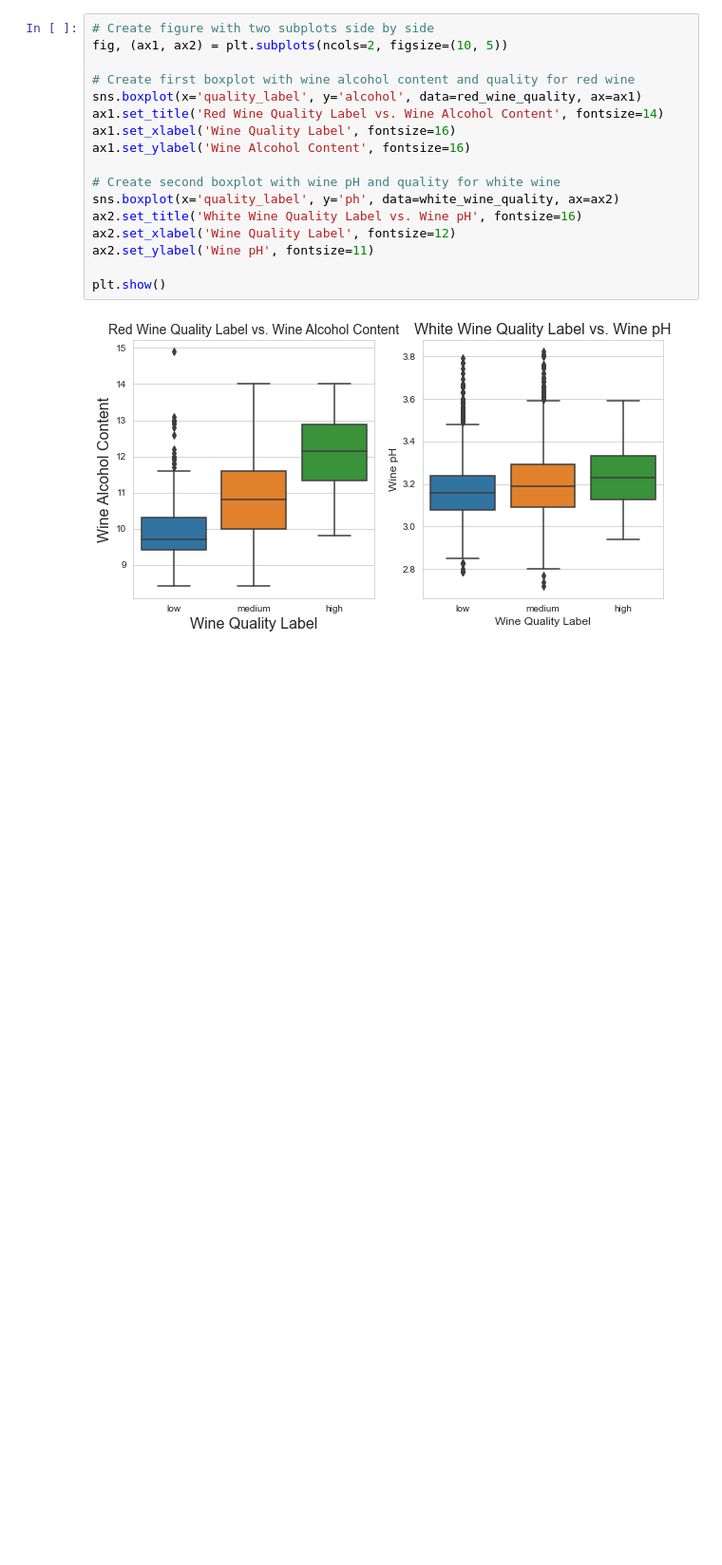
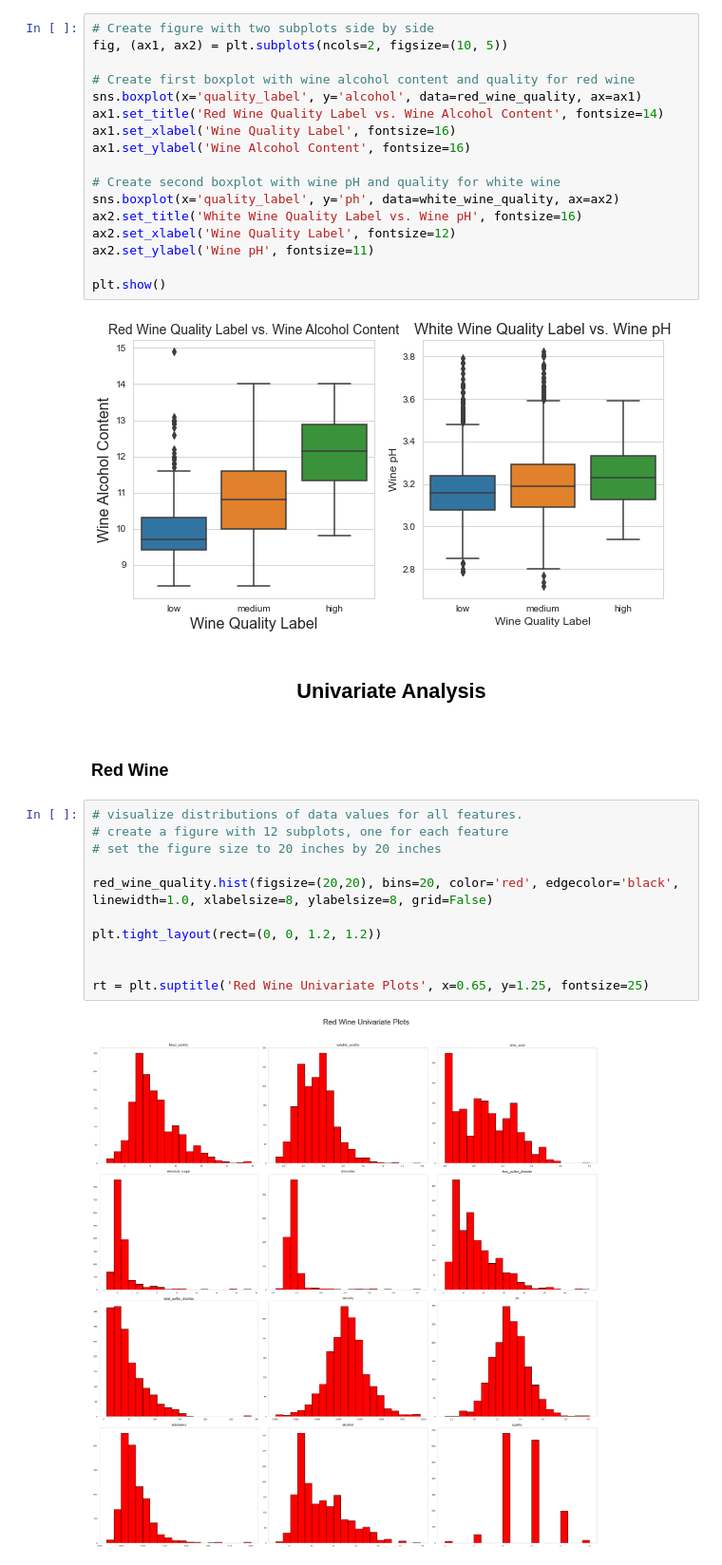
Before and after one commit to MaxLopezSalgado/wine_quality, a Jupyter notebook: wine_quality.ipynb, the cells around one changed output. Shown at 95% size. Drawn from its saved outputs; the diff is of its cells as text; blank space fills up the shorter version.

```diff
--- a/wine_quality.ipynb
+++ b/wine_quality.ipynb
@@ -453,3 +453,20 @@ ax2.set_ylabel('Wine pH', fontsize=11)
 plt.show()
 # %% [output]
 [figure]
+# %% [markdown]
+<center><h2>Univariate Analysis</center></h2>
+# %% [markdown]
+<h3>Red Wine</h3>
+# %%
+# visualize distributions of data values for all features.
+# create a figure with 12 subplots, one for each feature
+# set the figure size to 20 inches by 20 inches
+
+red_wine_quality.hist(figsize=(20,20), bins=20, color='red', edgecolor='black', linewidth=1.0, xlabelsize=8, ylabelsize=8, grid=False)
+
+plt.tight_layout(rect=(0, 0, 1.2, 1.2))
+
+
+rt = plt.suptitle('Red Wine Univariate Plots', x=0.65, y=1.25, fontsize=25)
+# %% [output]
+[figure, added]
```
Also changed, not shown: parts of 7 cells of this notebook.
